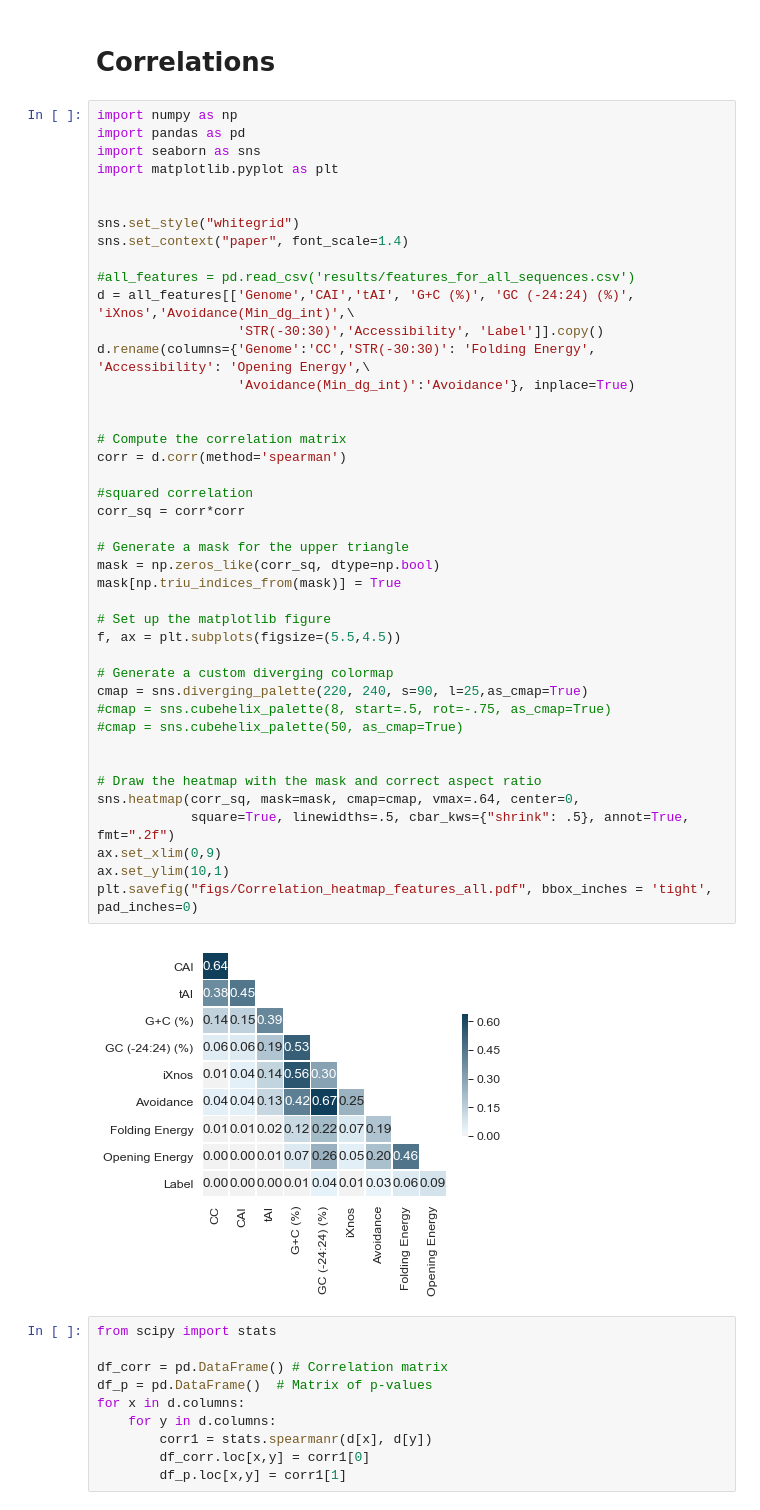
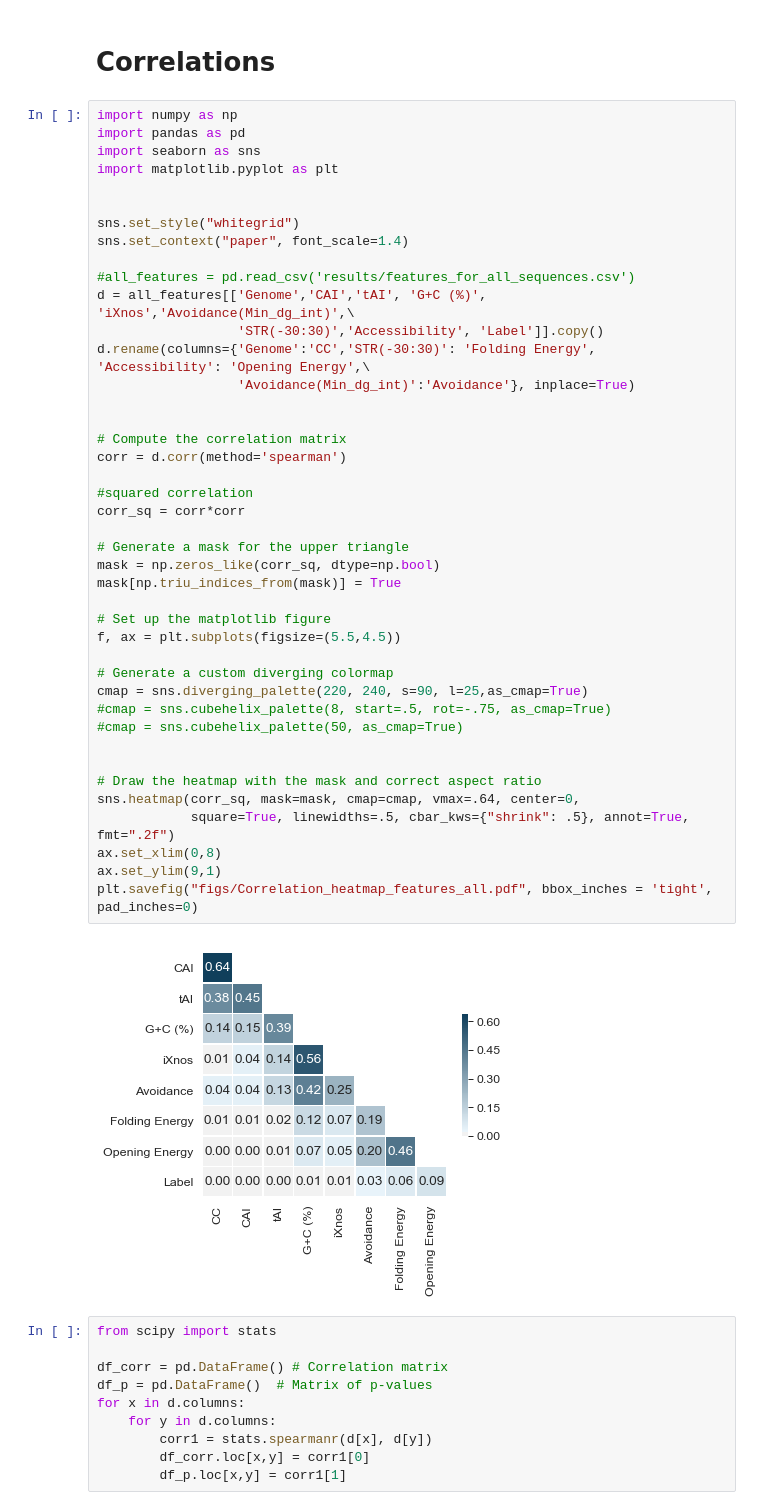
Before and after one commit to Gardner-BinfLab/TIsigner_paper_2019, a Jupyter notebook: feature_analysis_and_optimisation/manscr_final.ipynb, the cells around one changed output. Saved outputs shown, nothing was run; the diff lists cells and outputs as text.

```diff
--- a/feature_analysis_and_optimisation/manscr_final.ipynb
+++ b/feature_analysis_and_optimisation/manscr_final.ipynb
@@ -332,39 +332,39 @@ sns.set_style("whitegrid")
 sns.set_context("paper", font_scale=1.4)
 
 #all_features = pd.read_csv('results/features_for_all_sequences.csv')
-d = all_features[['Genome','CAI','tAI', 'G+C (%)', 'GC (-24:24) (%)', 'iXnos','Avoidance(Min_dg_int)',\
+d = all_features[['Genome','CAI','tAI', 'G+C (%)', 'iXnos','Avoidance(Min_dg_int)',\
                   'STR(-30:30)','Accessibility', 'Label']].copy()
 d.rename(columns={'Genome':'CC','STR(-30:30)': 'Folding Energy', 'Accessibility': 'Opening Energy',\
                   'Avoidance(Min_dg_int)':'Avoidance'}, inplace=True)
 
 
 # Compute the correlation matrix
 corr = d.corr(method='spearman')
 
 #squared correlation
 corr_sq = corr*corr
 
 # Generate a mask for the upper triangle
 mask = np.zeros_like(corr_sq, dtype=np.bool)
 mask[np.triu_indices_from(mask)] = True
 
 # Set up the matplotlib figure
 f, ax = plt.subplots(figsize=(5.5,4.5))
 
 # Generate a custom diverging colormap
 cmap = sns.diverging_palette(220, 240, s=90, l=25,as_cmap=True)
 #cmap = sns.cubehelix_palette(8, start=.5, rot=-.75, as_cmap=True)
 #cmap = sns.cubehelix_palette(50, as_cmap=True)
 
 
 # Draw the heatmap with the mask and correct aspect ratio
 sns.heatmap(corr_sq, mask=mask, cmap=cmap, vmax=.64, center=0,
             square=True, linewidths=.5, cbar_kws={"shrink": .5}, annot=True, fmt=".2f")
-ax.set_xlim(0,9)
-ax.set_ylim(10,1)
+ax.set_xlim(0,8)
+ax.set_ylim(9,1)
 plt.savefig("figs/Correlation_heatmap_features_all.pdf", bbox_inches = 'tight', pad_inches=0)
 # %% [output]
-[figure, old version]
+[figure, new version]
 # %%
 from scipy import stats
 
```
